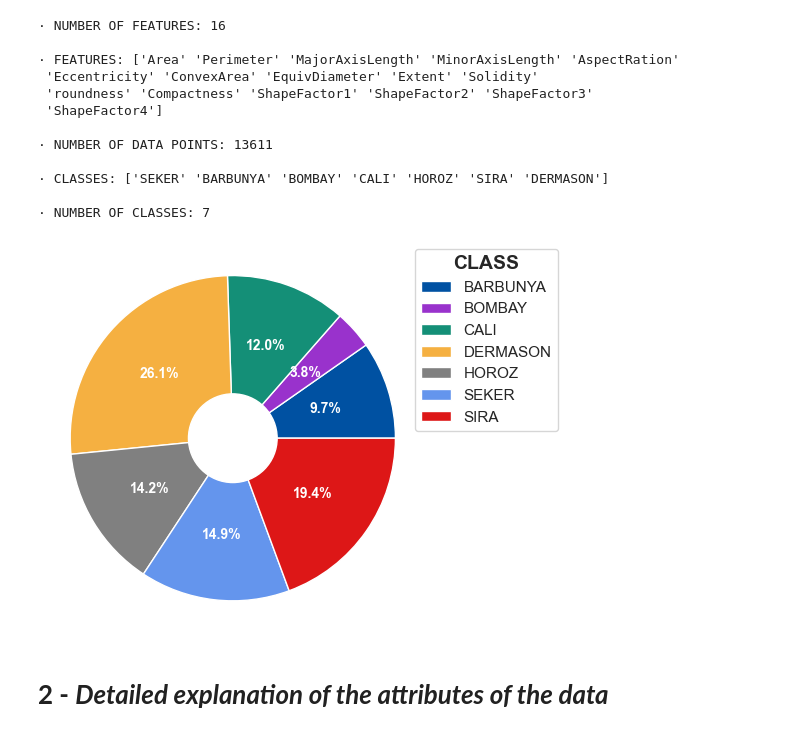
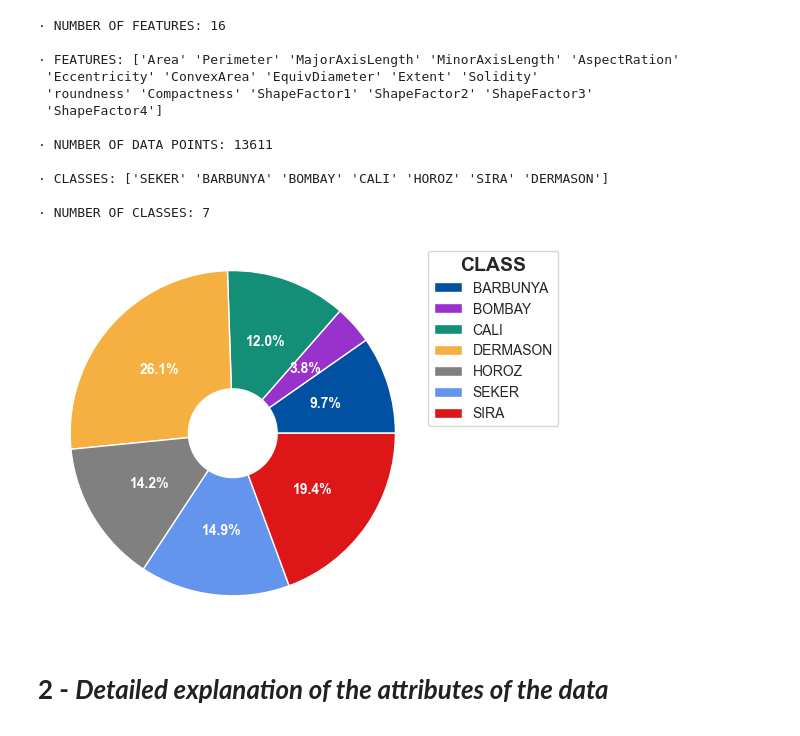
Before and after one commit to Karl-Liu-ch/Introduction-to-Machine-Learnning-and-Data-Mining, a Jupyter notebook: Project1.ipynb, the cells around one changed output. Cells and saved outputs as stored; diff of their text form; code cells hidden in the pictures.

```diff
--- a/Project1.ipynb
+++ b/Project1.ipynb
@@ -147,12 +71,12 @@ print('\n· NUMBER OF CLASSES:', len(classes))
 # %%
 size = np.unique(y, return_counts=True)[1].tolist()
 names = np.unique(y, return_counts=True)[0].tolist()
 d = Donutplot(sizes = size ,colors = (color_palette),
 circle_ratio = 0.3)
 d.plot()
-plt.legend(names ,loc = 'lower right',title = 'CLASS',bbox_to_anchor=(1.4, 0.5), title_fontproperties={'weight':'bold', 'size':14});
+plt.legend(names ,loc = 'lower right', title = 'CLASS', bbox_to_anchor=(1.4, 0.5), title_fontproperties = {'weight': 'bold', 'size': 14}, prop = {'family': 'Arial'});
 # %% [output]
-[figure, old version]
+[figure, new version]
 # %% [markdown]
 #  **2 - *Detailed explanation of the attributes of the data***
 # %%
```
Also changed, not shown: parts of 4 cells of this notebook, 2 other files.
